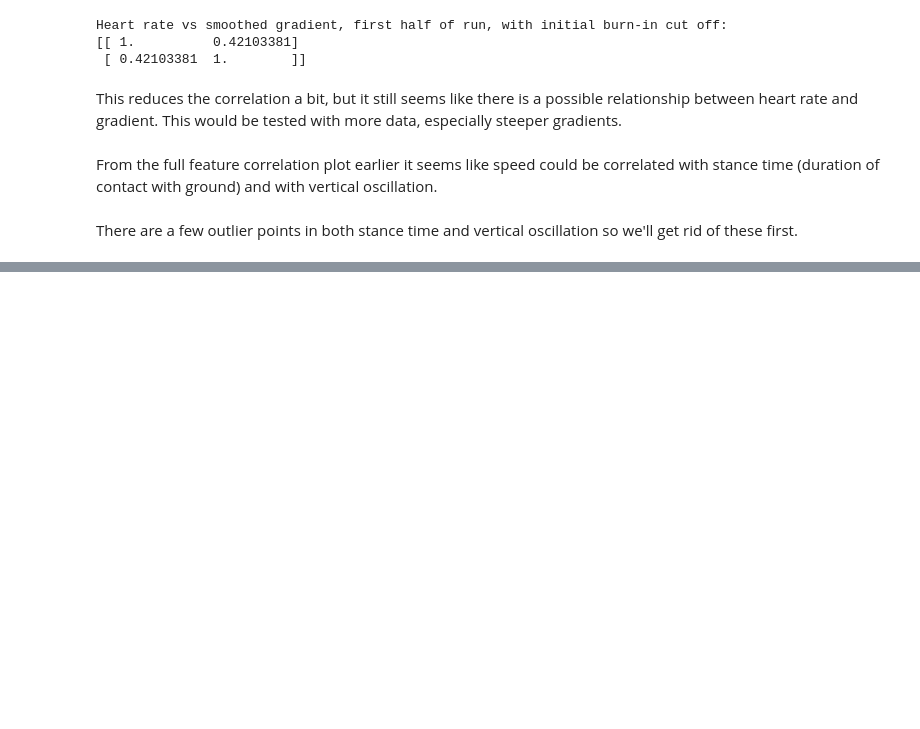
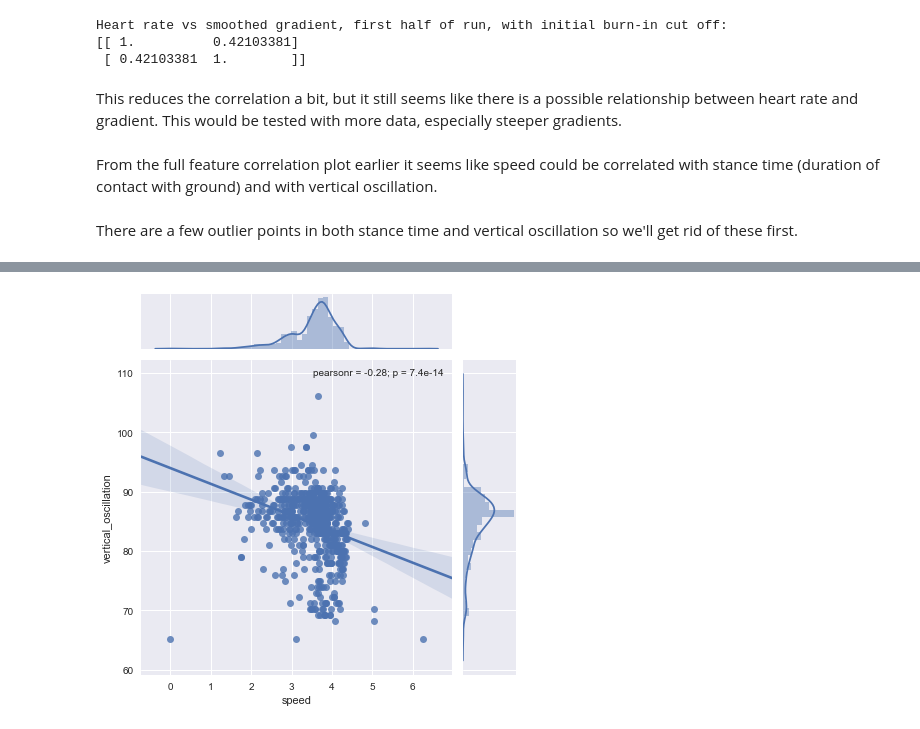
Before and after one commit to polzin-3/fitness-data, a Jupyter notebook: Gary_run_030218.ipynb, the cells around one changed output, grey strips where cells are left out. Saved outputs shown, nothing was run; the diff lists cells and outputs as text; code cells hidden in the pictures; blank space fills up the shorter version.

```diff
--- a/Gary_run_030218.ipynb
+++ b/Gary_run_030218.ipynb
@@ -526,0 +523,6 @@ plt.show()
+# %%
+df_vo_speed = df[['speed', 'vertical_oscillation']][mask_vo]
+sns.jointplot(x='speed', y='vertical_oscillation', data=df_vo_speed, kind='reg')
+plt.show()
+# %% [output]
+[figure, added]
```
Also changed, not shown: parts of 4 cells of this notebook.
